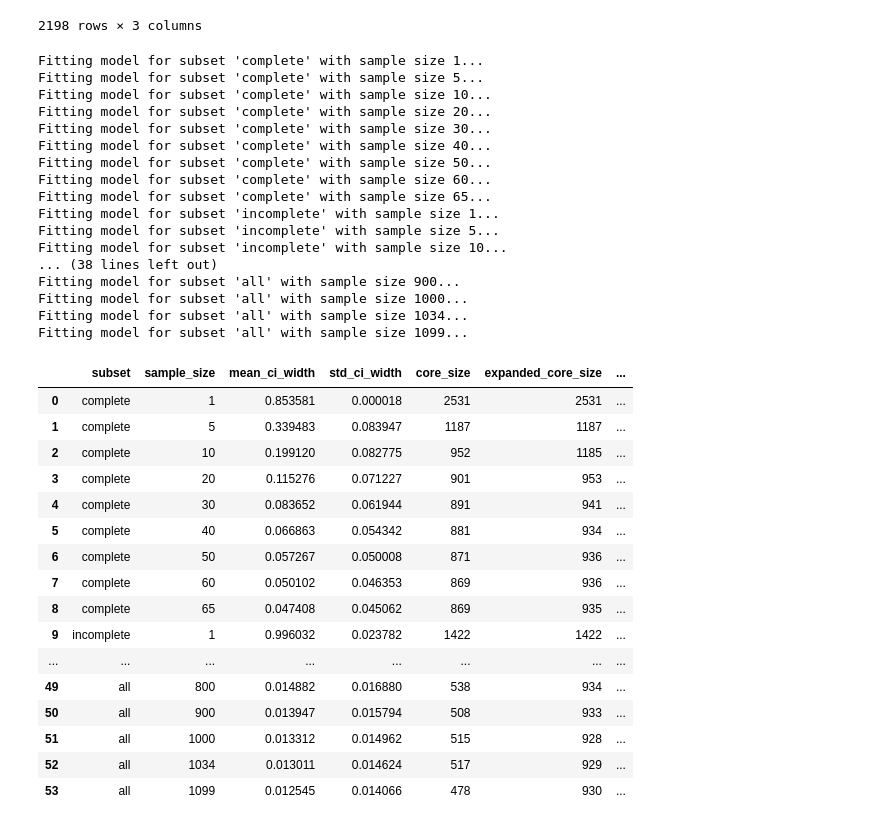
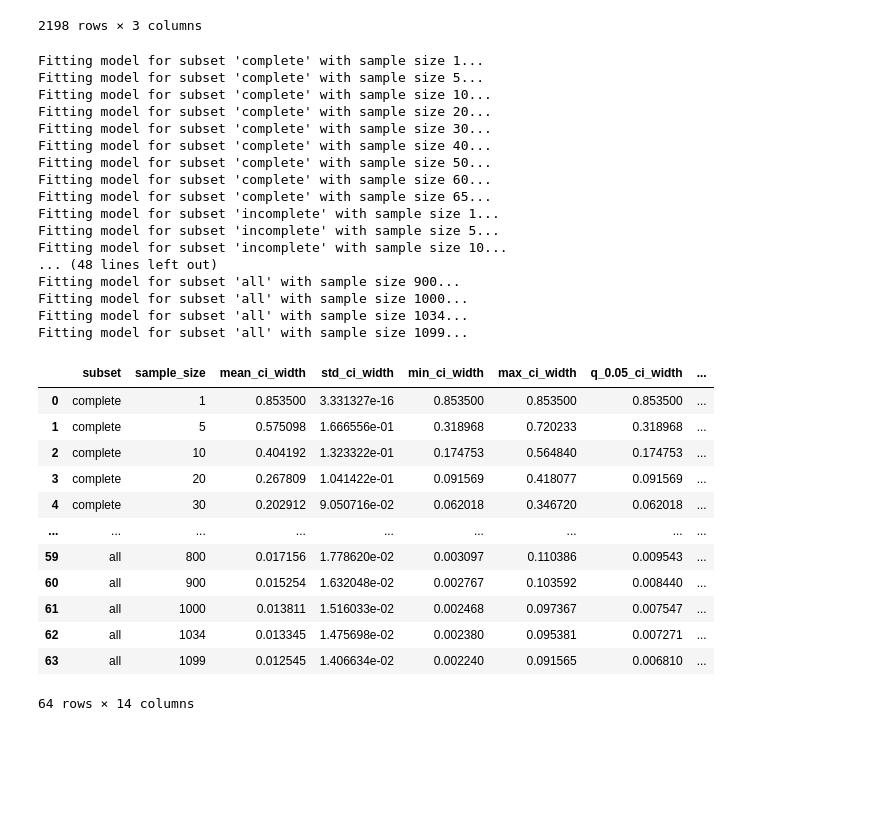
Before and after one commit to blasks/gene-prevalence, a Jupyter notebook: experiments/5-demonstration-experiments.ipynb, the cells around one changed output. Drawn from its saved outputs; the diff is of its cells as text; code cells hidden in the pictures; blank space fills up the shorter version.

```diff
--- a/experiments/5-demonstration-experiments.ipynb
+++ b/experiments/5-demonstration-experiments.ipynb
@@ -347,10 +347,10 @@ saturation_df
 
 # set sample sizes to evaluate
 sample_sizes = [
-    # 1, 10, 20, 65, 100, 500, 1000, 1034, 1099,
     1, 5, 10, 20, 30, 40, 50, 60, 65,
-    70, 80, 100, 200, 300, 400, 500,
-    600, 700, 800, 900, 1000, 1034, 1099
+    70, 80, 90, 100, 120, 140, 160, 180,
+    200, 300, 400, 500, 600, 700, 800, 900,
+    1000, 1034, 1099
 ]
 
 # iterate through sample sizes and subsets, fit Bernoulli prevalence model, and calculate confidence interval widths
@@ -378,54 +378,58 @@ for subset_name, genome_list in zip(
         )
         pi_hat = fit.prevalence
         ci_lower, ci_upper = fit.confidence_interval()
-        ci_widths = ci_upper - ci_lower
+        # only consider confidence interval widths for gene clusters with non-zero prevalence estimates
+        ci_widths = ci_upper[pi_hat > 0] - ci_lower[pi_hat > 0]
         results.append({
             'subset': subset_name,
             'sample_size': sample_size,
             'mean_ci_width': ci_widths.mean(),
             'std_ci_width': ci_widths.std(),
+            'min_ci_width': ci_widths.min(),
+            'max_ci_width': ci_widths.max(),
+            'q_0.05_ci_width': ci_widths.quantile(0.05),
+            'q_0.25_ci_width': ci_widths.quantile(0.25),
+            'median_ci_width': ci_widths.quantile(0.5),
+            'q_0.75_ci_width': ci_widths.quantile(0.75),
+            'q_0.95_ci_width': ci_widths.quantile(0.95),
             'core_size': (pi_hat == 1.0).sum(),  # number of gene clusters with estimated prevalence of 1.0
             'expanded_core_size': ((pi_hat >= 0.9)).sum(),  # number of gene clusters with estimated prevalence of 0.9 or higher
             'alt_expanded_core_size': ((ci_upper >= 1.0).sum())  # number of gene clusters with upper confidence interval bound that includes 1.0
         })
 
 ci_width_df = pd.DataFrame(results)
 ci_width_df
 # %% [output]
 Fitting model for subset 'complete' with sample size 1...
 Fitting model for subset 'complete' with sample size 5...
 Fitting model for subset 'complete' with sample size 10...
 Fitting model for subset 'complete' with sample size 20...
 Fitting model for subset 'complete' with sample size 30...
 Fitting model for subset 'complete' with sample size 40...
 Fitting model for subset 'complete' with sample size 50...
 Fitting model for subset 'complete' with sample size 60...
 Fitting model for subset 'complete' with sample size 65...
 Fitting model for subset 'incomplete' with sample size 1...
 Fitting model for subset 'incomplete' with sample size 5...
 Fitting model for subset 'incomplete' with sample size 10...
-... (38 lines left out)
+... (48 lines left out)
 Fitting model for subset 'all' with sample size 900...
 Fitting model for subset 'all' with sample size 1000...
 Fitting model for subset 'all' with sample size 1034...
 Fitting model for subset 'all' with sample size 1099...
-|  | subset | sample_size | mean_ci_width | std_ci_width | core_size | expanded_core_size | ... |
-| 0 | complete | 1 | 0.853581 | 0.000018 | 2531 | 2531 | ... |
-| 1 | complete | 5 | 0.339483 | 0.083947 | 1187 | 1187 | ... |
-| 2 | complete | 10 | 0.199120 | 0.082775 | 952 | 1185 | ... |
-| 3 | complete | 20 | 0.115276 | 0.071227 | 901 | 953 | ... |
-| 4 | complete | 30 | 0.083652 | 0.061944 | 891 | 941 | ... |
-| 5 | complete | 40 | 0.066863 | 0.054342 | 881 | 934 | ... |
-| 6 | complete | 50 | 0.057267 | 0.050008 | 871 | 936 | ... |
-| 7 | complete | 60 | 0.050102 | 0.046353 | 869 | 936 | ... |
-| 8 | complete | 65 | 0.047408 | 0.045062 | 869 | 935 | ... |
-| 9 | incomplete | 1 | 0.996032 | 0.023782 | 1422 | 1422 | ... |
-| ... | ... | ... | ... | ... | ... | ... | ... |
-| 49 | all | 800 | 0.014882 | 0.016880 | 538 | 934 | ... |
-| 50 | all | 900 | 0.013947 | 0.015794 | 508 | 933 | ... |
-| 51 | all | 1000 | 0.013312 | 0.014962 | 515 | 928 | ... |
-| 52 | all | 1034 | 0.013011 | 0.014624 | 517 | 929 | ... |
-| 53 | all | 1099 | 0.012545 | 0.014066 | 478 | 930 | ... |
+|  | subset | sample_size | mean_ci_width | std_ci_width | min_ci_width | max_ci_width | q_0.05_ci_width | ... |
+| 0 | complete | 1 | 0.853500 | 3.331327e-16 | 0.853500 | 0.853500 | 0.853500 | ... |
+| 1 | complete | 5 | 0.575098 | 1.666556e-01 | 0.318968 | 0.720233 | 0.318968 | ... |
+| 2 | complete | 10 | 0.404192 | 1.323322e-01 | 0.174753 | 0.564840 | 0.174753 | ... |
+| 3 | complete | 20 | 0.267809 | 1.041422e-01 | 0.091569 | 0.418077 | 0.091569 | ... |
+| 4 | complete | 30 | 0.202912 | 9.050716e-02 | 0.062018 | 0.346720 | 0.062018 | ... |
+| ... | ... | ... | ... | ... | ... | ... | ... | ... |
+| 59 | all | 800 | 0.017156 | 1.778620e-02 | 0.003097 | 0.110386 | 0.009543 | ... |
+| 60 | all | 900 | 0.015254 | 1.632048e-02 | 0.002767 | 0.103592 | 0.008440 | ... |
+| 61 | all | 1000 | 0.013811 | 1.516033e-02 | 0.002468 | 0.097367 | 0.007547 | ... |
+| 62 | all | 1034 | 0.013345 | 1.475698e-02 | 0.002380 | 0.095381 | 0.007271 | ... |
+| 63 | all | 1099 | 0.012545 | 1.406634e-02 | 0.002240 | 0.091565 | 0.006810 | ... |
+64 rows × 14 columns
 # %%
 # build two panel figure showing (A) saturation curves for each subset of genomes and
 # (B) how confidence interval width changes with increasing sample size for each subset of genomes
```
Also changed, not shown: parts of 1 cell of this notebook, 4 other files.
